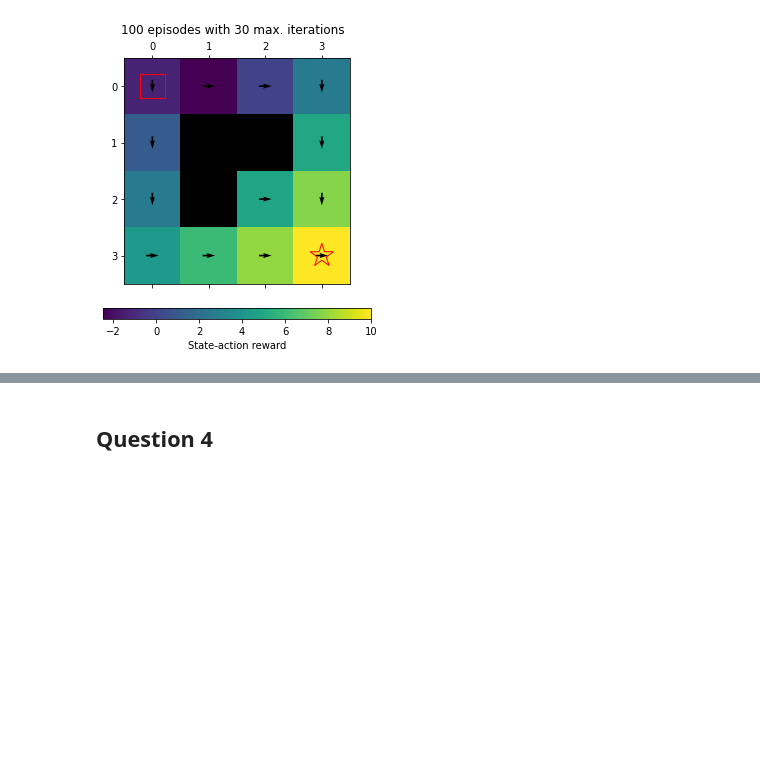
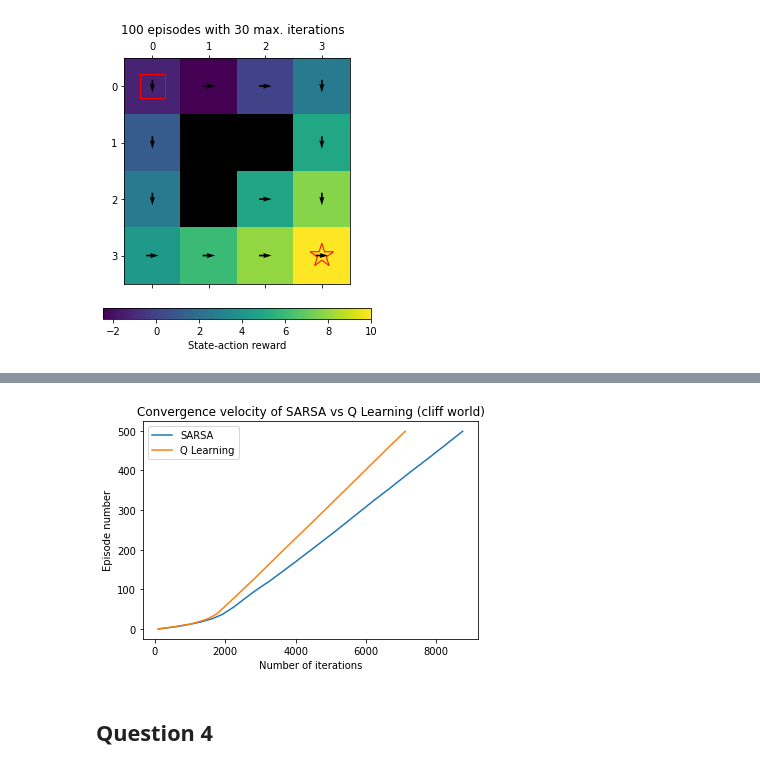
Before and after one commit to AlejandroSantorum/MPhil_MLMI_Cambridge, a Jupyter notebook: MLMI7-Reinforcement_Learning/Practical/code/coursework.ipynb, the cells around one changed output, grey strips where cells are left out. Cells and saved outputs as stored; diff of their text form; code cells hidden in the pictures; blank space fills up the shorter version.

```diff
--- a/MLMI7-Reinforcement_Learning/Practical/code/coursework.ipynb
+++ b/MLMI7-Reinforcement_Learning/Practical/code/coursework.ipynb
@@ -308,3 +402,34 @@ plt.show()
+# %%
+model = Model(cliff_world)
+
+n_episodes = 500
+maxit = 100
+alpha = 0.3
+eps = 0.1
+
+sarsa_iters = np.zeros((n_episodes,))
+ql_iters = np.zeros((n_episodes,))
+
+NREPS = 5
+
+for i in range(NREPS):
+    _, _, _, cum_iter_sarsa = sarsa(model, n_episodes=n_episodes, maxit=maxit, alpha=alpha, epsilon=eps)
+    _, _, _, cum_iter_ql = q_learning(model, n_episodes=n_episodes, maxit=maxit, alpha=alpha, epsilon=eps)
+    sarsa_iters += cum_iter_sarsa
+    ql_iters += cum_iter_ql
+
+sarsa_iters /= NREPS
+ql_iters /= NREPS
+
+plt.plot(sarsa_iters, range(n_episodes), label='SARSA')
+plt.plot(ql_iters, range(n_episodes), label='Q Learning')
+plt.title("Convergence velocity of SARSA vs Q Learning (cliff world)")
+plt.xlabel("Number of iterations")
+plt.ylabel("Episode number")
+plt.legend()
+plt.show()
+# %% [output]
+[figure, added]
 # %% [markdown]
 ## Question 4
 # %%
```
Also changed, not shown: parts of 8 cells of this notebook.
